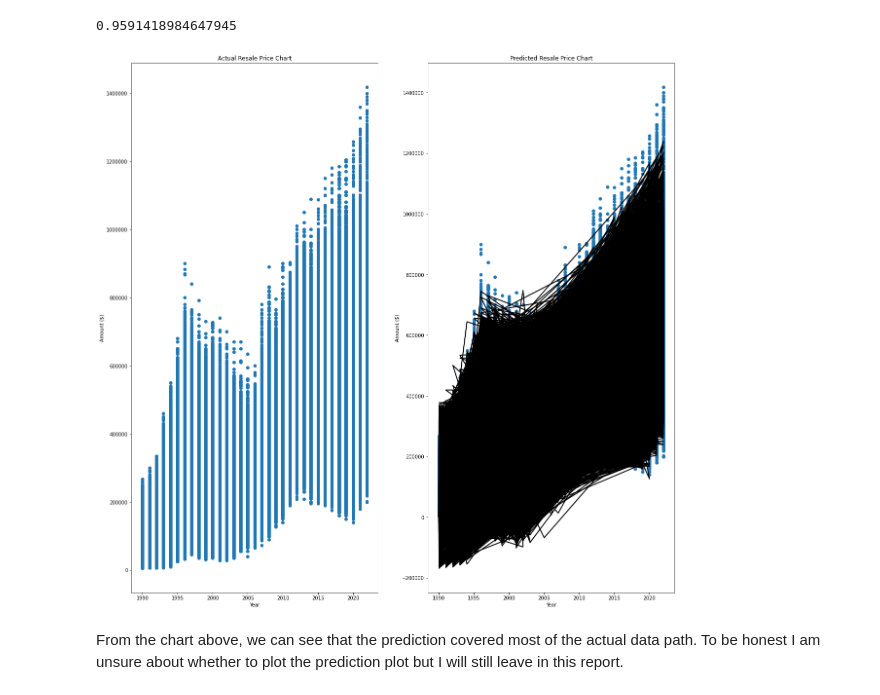
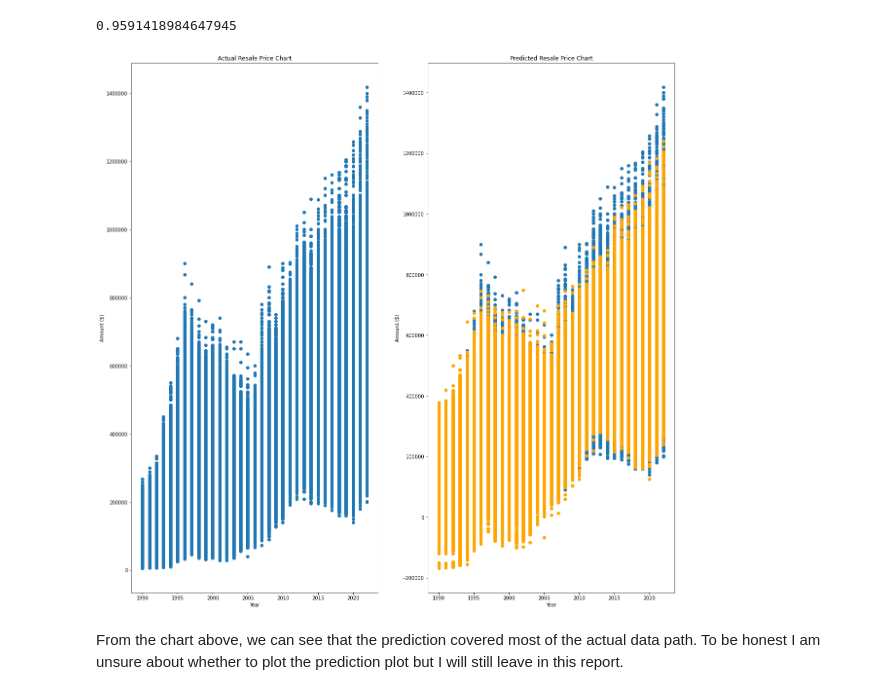
Before and after one commit to chiayiquan/year_3_sem_1, a Jupyter notebook: Data Science/cw/HDB resale flat.ipynb, the cells around one changed output. Saved outputs shown, nothing was run; the diff lists cells and outputs as text; code cells hidden in the pictures.

Commit message:
Update data science cw

```diff
--- a/Data Science/cw/HDB resale flat.ipynb
+++ b/Data Science/cw/HDB resale flat.ipynb
@@ -671,39 +673,38 @@ model.score(X_train, y_train)
 # %%
 # increase path chunksize
 mpl.rcParams['agg.path.chunksize'] = 10000
 
 # create a 1x2 plot with 20,20 size
 resale_fig, resale_axes = plt.subplots(nrows=1, ncols=2, figsize=(20, 20))
 
-# actual resale chart
-years=combined_df['month'].str.split('-').str[0].astype(int).values.reshape(-1,1)
-resale_axes[0].scatter(years,y)
+# plot actual data of the train data
+resale_axes[0].scatter(x_axis,y_train)
 
 resale_axes[0].set_title('Actual Resale Price Chart')
 resale_axes[0].set_xlabel('Year')
 resale_axes[0].set_ylabel('Amount ($)')
 
 # set tick format to plain, default is scientific notation
 resale_axes[0].ticklabel_format(style="plain")
 
 # predicted chart
 years=combined_df['month'].str.split('-').str[0].astype(int).values.reshape(-1,1)
-resale_axes[1].scatter(years,y)
+resale_axes[1].scatter(x_axis,y_train)
 
 resale_axes[1].set_title('Predicted Resale Price Chart')
 resale_axes[1].set_xlabel('Year')
 resale_axes[1].set_ylabel('Amount ($)')
 
 # set tick format to plain, default is scientific notation
 resale_axes[1].ticklabel_format(style="plain")
-resale_axes[1].plot( x_axis,y_train_pred, color='black', linewidth=2, label="Prediction")
+resale_axes[1].scatter(x_axis, y_train_pred, color='orange')
 
 # set tick format to plain, default is scientific notation
 resale_axes[1].ticklabel_format(style="plain")
 
 plt.show()
 # %% [output]
-[figure, old version]
+[figure, new version]
 # %% [markdown]
 From the chart above, we can see that the prediction covered most of the actual data path. To be honest I am unsure about whether to plot the prediction plot but I will still leave in this report.
 # %%
```
Also changed, not shown: parts of 2 cells of this notebook, 1 other file.
